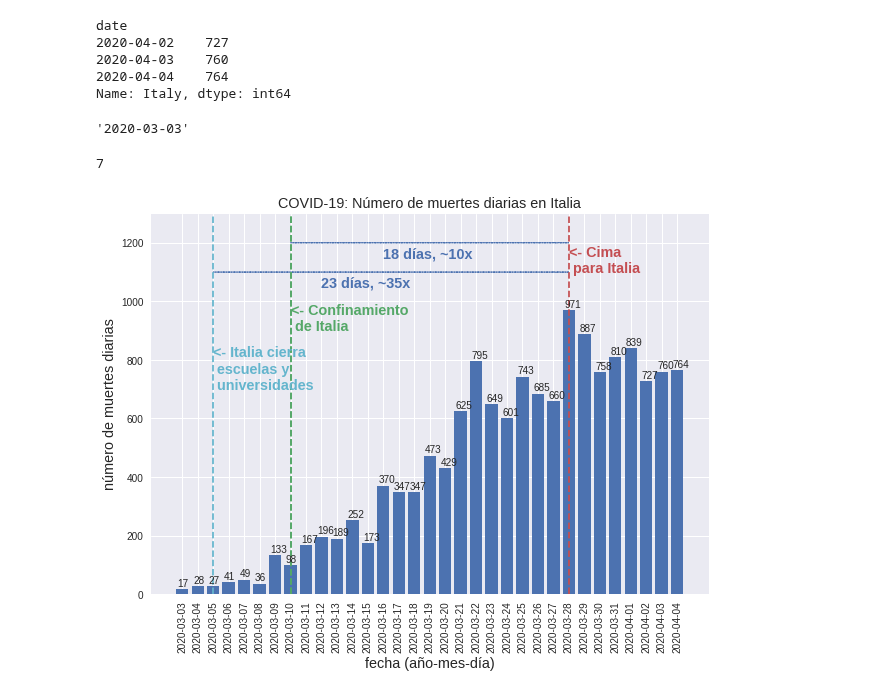
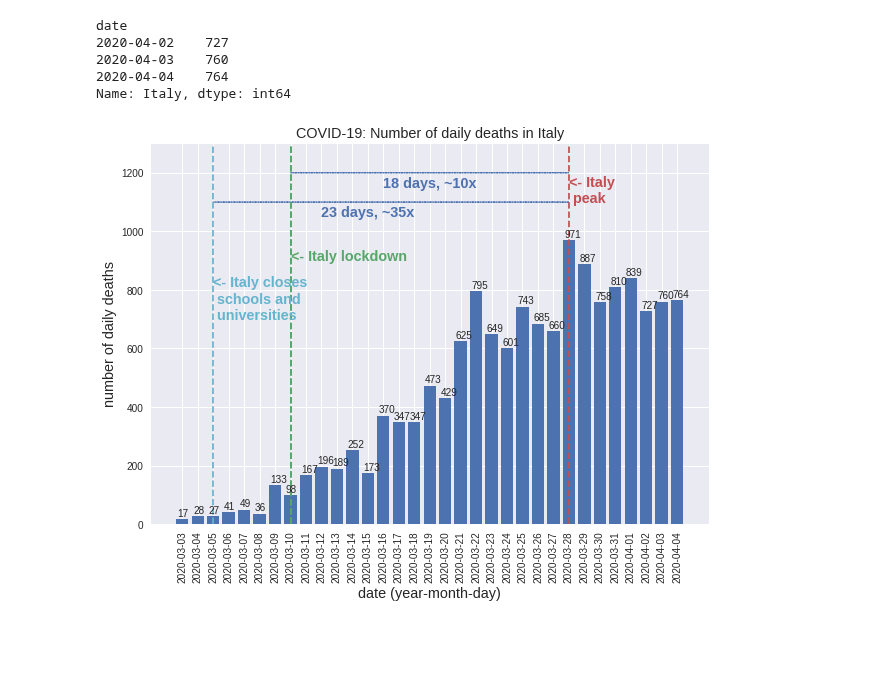
Before and after one commit to alonsosilvaallende/COVID-19, a Jupyter notebook: COVID_19_Italy_deaths_peak.ipynb, the cells around one changed output. Saved outputs shown, nothing was run; the diff lists cells and outputs as text; code cells hidden in the pictures; blank space fills up the shorter version.

```diff
--- a/COVID_19_Italy_deaths_peak.ipynb
+++ b/COVID_19_Italy_deaths_peak.ipynb
@@ -35,55 +35,50 @@ date
 2020-04-03    760
 2020-04-04    764
 Name: Italy, dtype: int64
-# %%
-new_deaths["Italy"].keys()[0]
-# %% [output]
-'2020-03-03'
-# %%
-(pd.to_datetime(Italy_lockdown)-pd.to_datetime(new_deaths["Italy"].keys()[0])).days
-# %% [output]
-7
 # %%
 fig, ax = plt.subplots(figsize=(10,7))
 plt.bar(new_deaths['Italy'].index, new_deaths['Italy'])
 for i, val in enumerate(new_deaths['Italy']):
   ax.text(i-0.3, val+10, str(int(val)))
 plt.axvline(Italy_closes_schools, color='C5', linestyle='dashed')
 plt.axvline(Italy_lockdown, color='C1', linestyle='dashed')
 plt.axvline(Italy_lockdown, color='C1', linestyle='dashed')
 plt.axvline(Italy_max, color='C2', linestyle='dashed')
 plt.arrow((pd.to_datetime(Italy_closes_schools)-pd.to_datetime(new_deaths["Italy"].keys()[0])).days, 1100, \
           (pd.to_datetime(Italy_max)-pd.to_datetime(Italy_closes_schools)).days, 0, head_width=1, head_length=1, linewidth=1, linestyle='dashed', color='C6', length_includes_head=True)
 plt.arrow((pd.to_datetime(Italy_lockdown)-pd.to_datetime(new_deaths["Italy"].keys()[0])).days, 1200, \
           (pd.to_datetime(Italy_max)-pd.to_datetime(Italy_lockdown)).days, 0, \
           head_width=1, head_length=1, linewidth=1, linestyle='dashed', color='C6', length_includes_head=True)
 
-# plt.annotate('<- Italy closes\n schools and\n universities', (Italy_closes_schools,700.0), color='C5', fontsize='x-large', fontweight='bold')
-# plt.annotate('<- Italy lockdown', (Italy_lockdown,700.0), color='C1', fontsize='x-large', fontweight='bold')
-# plt.annotate('<- Italy\n peak', (Italy_max,900.0), color='C2', fontsize='x-large', fontweight='bold')
+plt.annotate('<- Italy closes\n schools and\n universities', (Italy_closes_schools,700.0), color='C5', fontsize='x-large', fontweight='bold')
+plt.annotate('<- Italy lockdown', (Italy_lockdown,900.0), color='C1', fontsize='x-large', fontweight='bold')
+plt.annotate('<- Italy\n peak', (Italy_max,1100.0), color='C2', fontsize='x-large', fontweight='bold')
 
-plt.annotate('<- Italia cierra\n escuelas y\n universidades', (Italy_closes_schools,700.0), color='C5', fontsize='x-large', fontweight='bold')
-plt.annotate('<- Confinamiento\n de Italia', (Italy_lockdown,900.0), color='C1', fontsize='x-large', fontweight='bold')
-plt.annotate('<- Cima\n para Italia', (Italy_max,1100.0), color='C2', fontsize='x-large', fontweight='bold')
+# plt.annotate('<- Italia cierra\n escuelas y\n universidades', (Italy_closes_schools,700.0), color='C5', fontsize='x-large', fontweight='bold')
+# plt.annotate('<- Confinamiento\n de Italia', (Italy_lockdown,900.0), color='C1', fontsize='x-large', fontweight='bold')
+# plt.annotate('<- Cima\n para Italia', (Italy_max,1100.0), color='C2', fontsize='x-large', fontweight='bold')
 
 # plt.annotate('17 days, ~25x', (9, 920), color='C6', fontsize='x-large', fontweight='bold')
 # plt.annotate('12 days, ~8x', (13, 805), color='C6', fontsize='x-large', fontweight='bold')
 
-plt.annotate(f'{(pd.to_datetime(Italy_max)-pd.to_datetime(Italy_closes_schools)).days} días, ~35x', (9, 1050), color='C6', fontsize='x-large', fontweight='bold')
-plt.annotate(f'{(pd.to_datetime(Italy_max)-pd.to_datetime(Italy_lockdown)).days} días, ~10x', (13, 1150), color='C6', fontsize='x-large', fontweight='bold')
+plt.annotate(f'{(pd.to_datetime(Italy_max)-pd.to_datetime(Italy_closes_schools)).days} days, ~35x', (9, 1050), color='C6', fontsize='x-large', fontweight='bold')
+plt.annotate(f'{(pd.to_datetime(Italy_max)-pd.to_datetime(Italy_lockdown)).days} days, ~10x', (13, 1150), color='C6', fontsize='x-large', fontweight='bold')
+
+# plt.annotate(f'{(pd.to_datetime(Italy_max)-pd.to_datetime(Italy_closes_schools)).days} días, ~35x', (9, 1050), color='C6', fontsize='x-large', fontweight='bold')
+# plt.annotate(f'{(pd.to_datetime(Italy_max)-pd.to_datetime(Italy_lockdown)).days} días, ~10x', (13, 1150), color='C6', fontsize='x-large', fontweight='bold')
 
 plt.xticks(rotation=90)
 plt.ylim(0,1300)
-# ax.set_title(f'COVID-19: Number of deaths per day in Italy', fontsize='x-large')
-# ax.set_xlabel(f'date (year-month-day)', fontsize='x-large')
-# ax.set_ylabel(f'number of deaths per day', fontsize='x-large')
-ax.set_title(f'COVID-19: Número de muertes diarias en Italia', fontsize='x-large')
-ax.set_xlabel(f'fecha (año-mes-día)', fontsize='x-large')
-ax.set_ylabel(f'número de muertes diarias', fontsize='x-large')
+ax.set_title(f'COVID-19: Number of daily deaths in Italy', fontsize='x-large')
+ax.set_xlabel(f'date (year-month-day)', fontsize='x-large')
+ax.set_ylabel(f'number of daily deaths', fontsize='x-large')
+# ax.set_title(f'COVID-19: Número de muertes diarias en Italia', fontsize='x-large')
+# ax.set_xlabel(f'fecha (año-mes-día)', fontsize='x-large')
+# ax.set_ylabel(f'número de muertes diarias', fontsize='x-large')
 plt.savefig("2020-03-24-COVID-19-Cima-Muertes-Italia.png", format='png', dvi=500)
 # plt.show()
 # %% [output]
-[figure, old version]
+[figure, new version]
 # %%
 from google.colab import files
 files.download("2020-03-24-COVID-19-Cima-Muertes-Italia.png")
```
